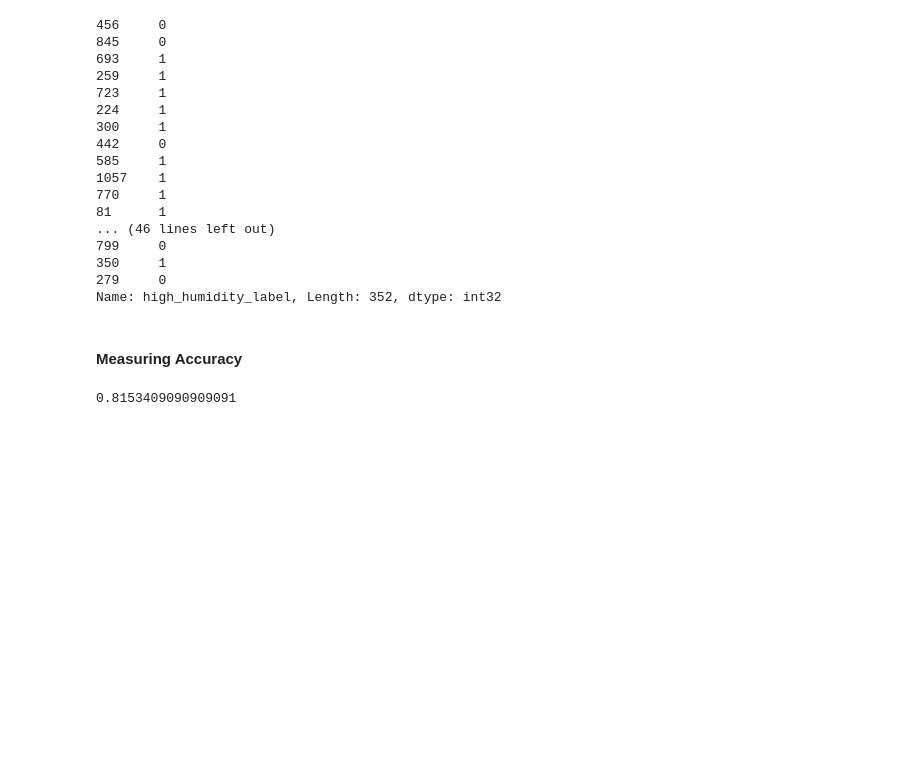
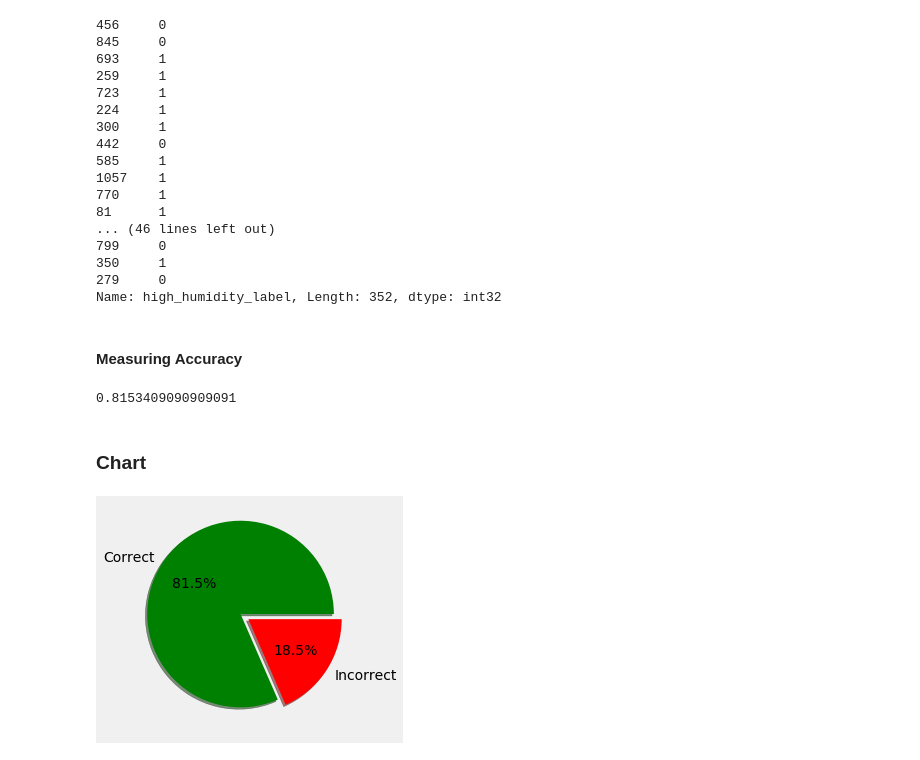
Before and after one commit to mihirsam/Python-for-Data-Science, a Jupyter notebook: Week7/Classification.ipynb, the cells around one changed output. Cells and saved outputs as stored; diff of their text form; code cells hidden in the pictures; blank space fills up the shorter version.

Commit message:
add pie chart for accuracy

```diff
--- a/Week7/Classification.ipynb
+++ b/Week7/Classification.ipynb
@@ -210,3 +210,19 @@ accuracy = accuracy_score(y_test, predictions)
 accuracy
 # %% [output]
 0.8153409090909091
+# %% [markdown]
+### Chart
+# %%
+import matplotlib.pyplot as plt
+import matplotlib.style as style
+style.use('fivethirtyeight')
+# %%
+accuracy_percent = accuracy * 100
+slices = [accuracy_percent, 100 - accuracy_percent]
+activity = ['Correct', 'Incorrect']
+cols = ['g', 'r']
+
+plt.pie(slices, labels=activity, colors=cols, shadow=True, autopct='%1.1f%%', explode=(0.1, 0))
+plt.show()
+# %% [output]
+[figure, added]
```
